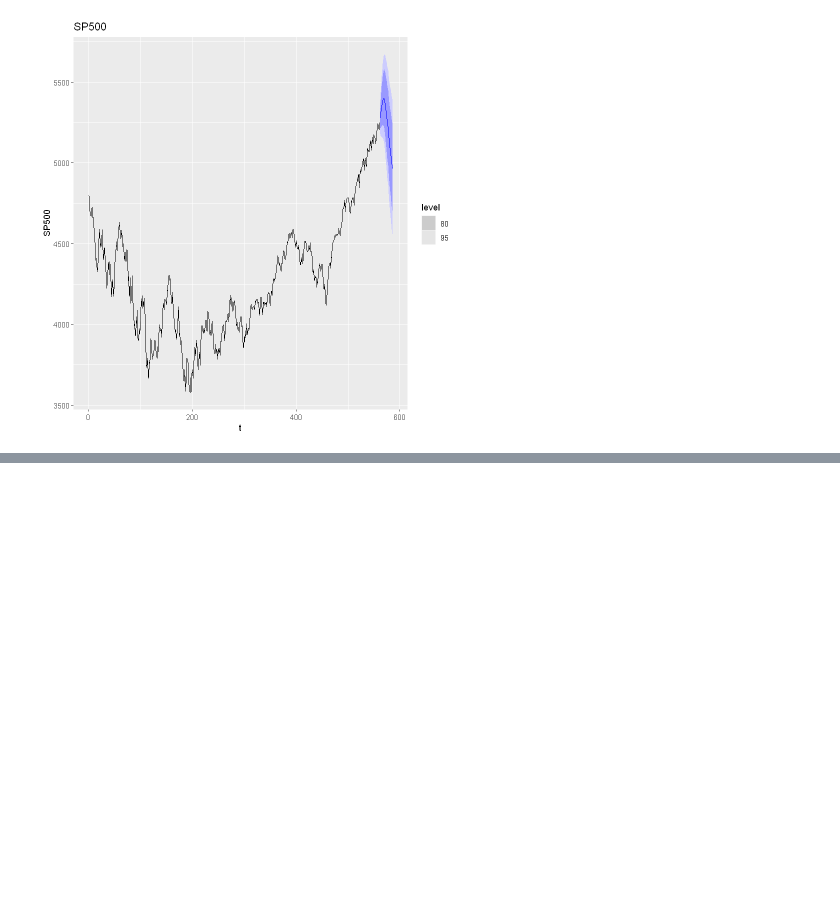
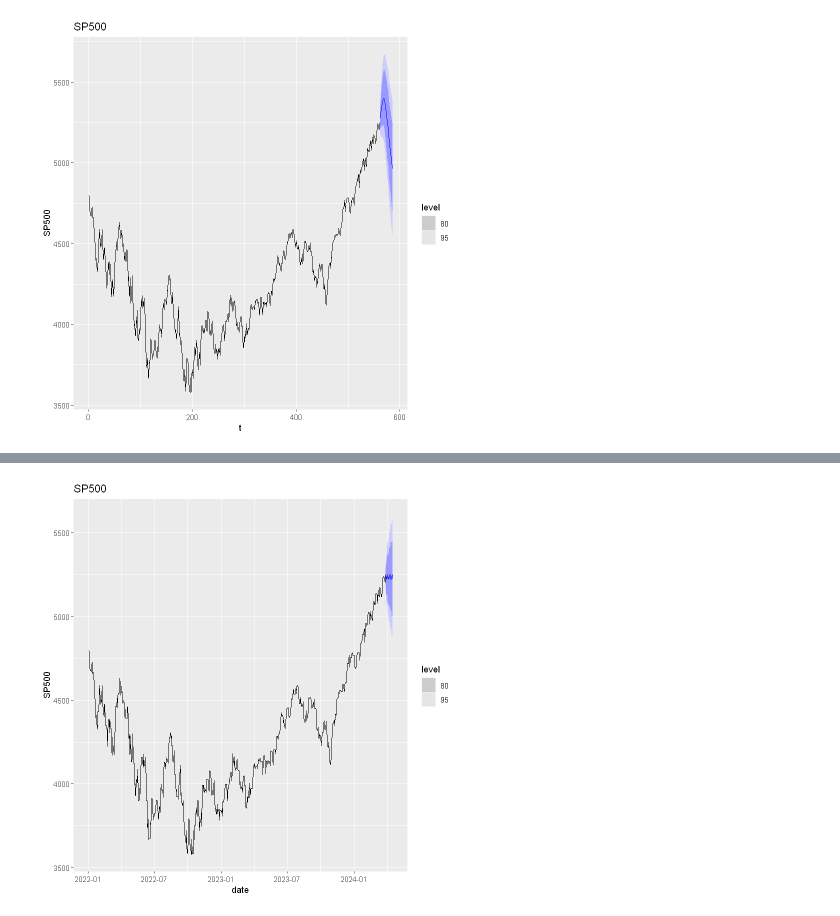
Before and after one commit to Diegocanales1/Series-de-Tiempo, a Jupyter notebook: clase 10 abril.ipynb, the cells around one changed output, grey strips where cells are left out. Cells and saved outputs as stored; diff of their text form; code cells hidden in the pictures; blank space fills up the shorter version.

```diff
--- a/clase 10 abril.ipynb
+++ b/clase 10 abril.ipynb
@@ -263,0 +282,21 @@ fc |>
+# %%
+
+my_dcmp_spec <- decomposition_model(
+  STL(adjusted ~ season(period = 5),
+      robust = TRUE),
+  ETS(season_adjust)
+)
+fc <- data_fill_na |>
+  model(my_dcmp_spec) |>
+  forecast(h = 20)
+
+
+plot = fc |>
+  fill_gaps() |>
+  autoplot(data_fill_na) +
+  labs(y = "SP500",
+       title = "SP500")
+
+plot
+# %% [output]
+[figure, added]
```
Also changed, not shown: parts of 17 cells of this notebook.
